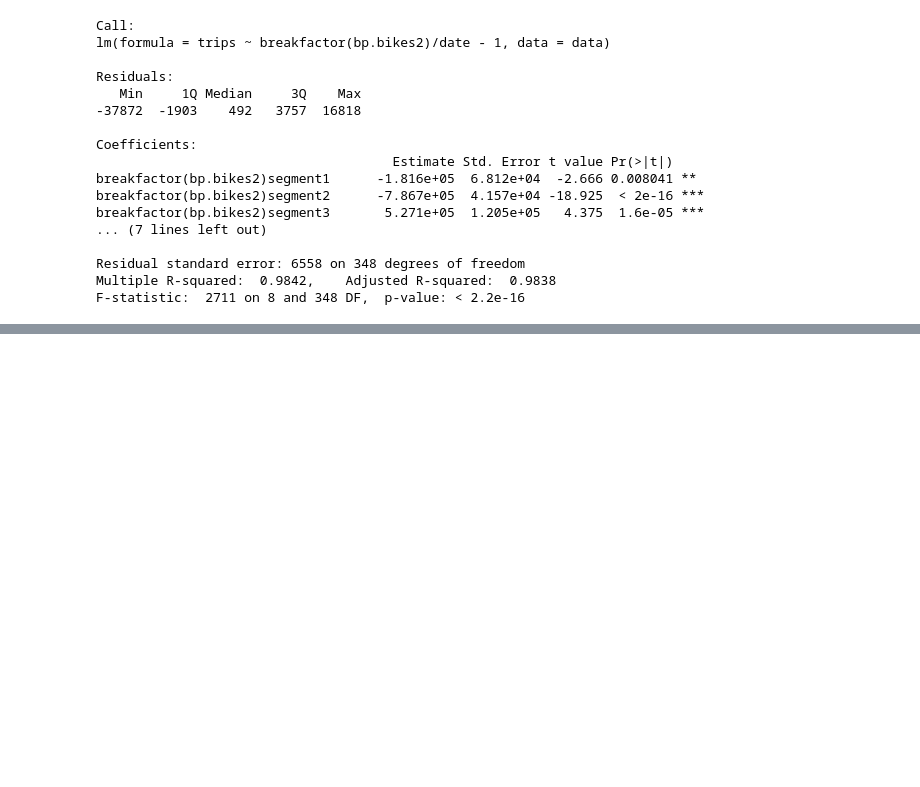
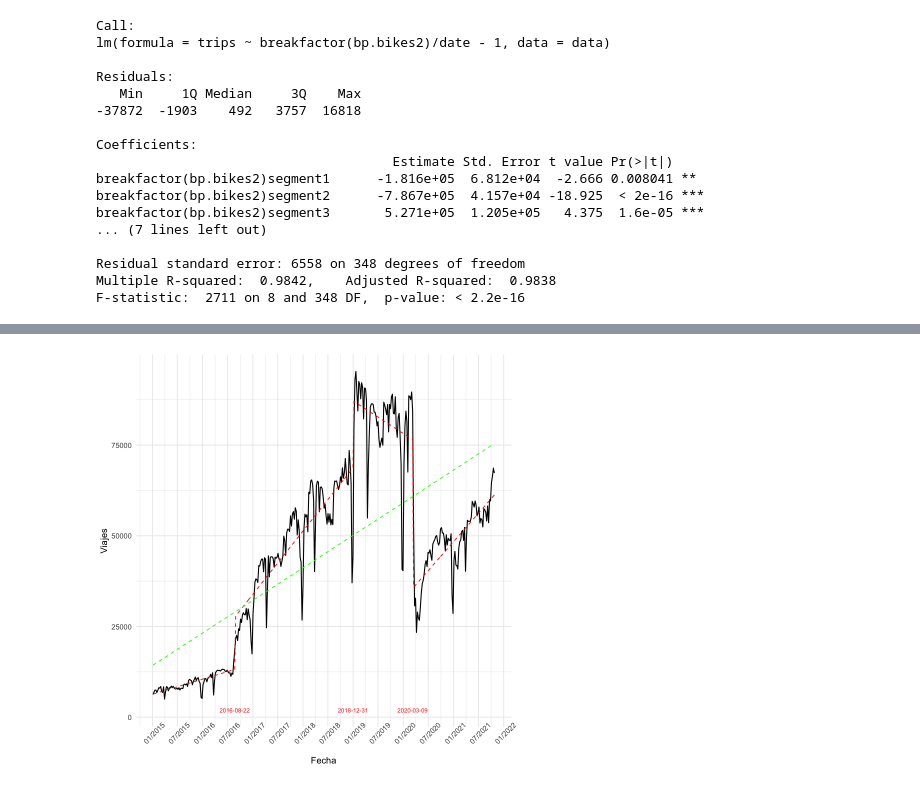
Before and after one commit to jaime-aguayo/proyecto_datos, a Jupyter notebook: structChange.ipynb, the cells around one changed output, grey strips where cells are left out. Saved outputs shown, nothing was run; the diff lists cells and outputs as text; code cells hidden in the pictures; blank space fills up the shorter version.

```diff
--- a/structChange.ipynb
+++ b/structChange.ipynb
@@ -225,0 +229,32 @@ F-statistic:  2711 on 8 and 348 DF,  p-value: < 2.2e-16
+# %%
+P <- ggplot(data = data, aes(x = date, y = trips)) +
+     labs(x="Fecha", y="Viajes") +
+     geom_line(size=0.6) +
+     scale_x_date(labels = date_format("%m/%Y"), breaks = scales::pretty_breaks(n = 20)) +
+     theme_minimal() +
+     theme(axis.text.x = element_text(angle=45))
+# ggsave("serie1.png", width = 20, height = 8, units = "cm")
+# %%
+linearModel <- as.data.frame(fitted(fm1))
+df <- data.frame(
+  line = linearModel$`fitted(fm1)`,
+  date = data$date
+)
+
+linearModel <- as.data.frame(fitted(fm0))
+df2 <- data.frame(
+  line = linearModel$`fitted(fm0)`,
+  date = data$date
+)
+
+P <- P + geom_line(data = df, aes(x = date, y = line), linetype = 2, color = "red") +
+    geom_line(data = df2, aes(x = date, y = line), linetype = 2, color = "green")
+
+for (i in 1:3) {
+     P = P + annotate(geom = "text", x = data$date[bp.bikes2$breakpoints][i], y = 2000,
+             label = data$date[bp.bikes2$breakpoints][i], color = "red", size = 2.5)
+}
+P
+ggsave("serie_breaks.png", width = 16, height = 8, units = "cm")
+# %% [output]
+[figure, added]
```
Also changed, not shown: parts of 4 cells of this notebook, 3 other files.
